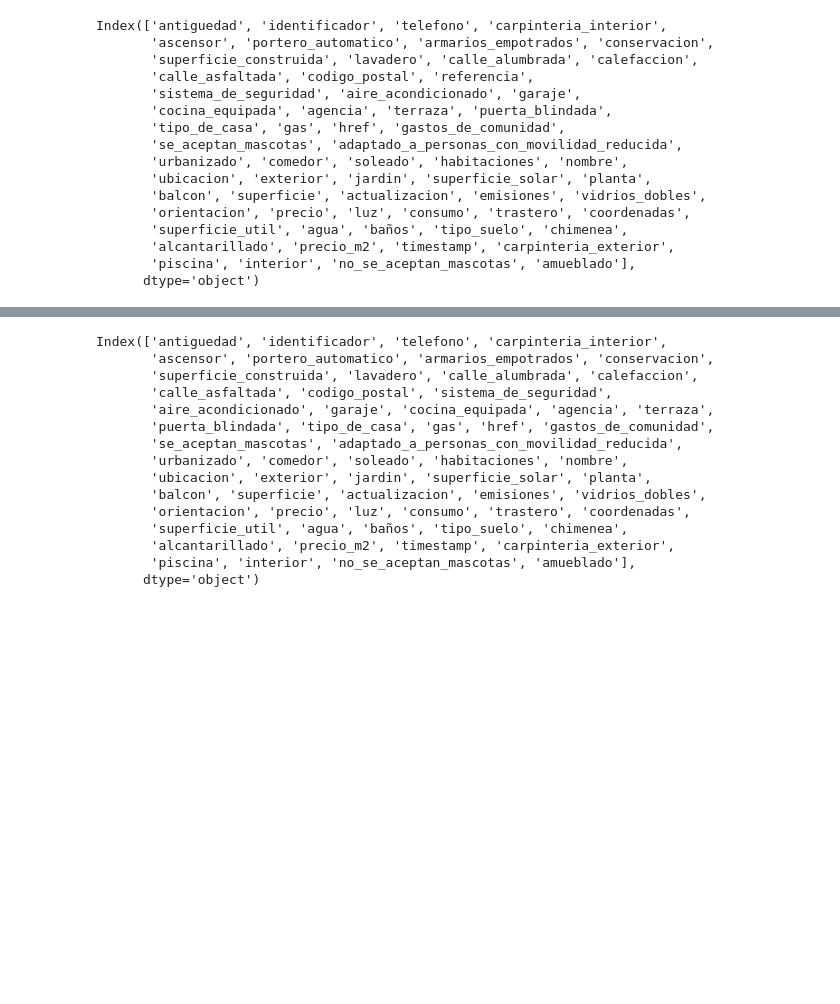
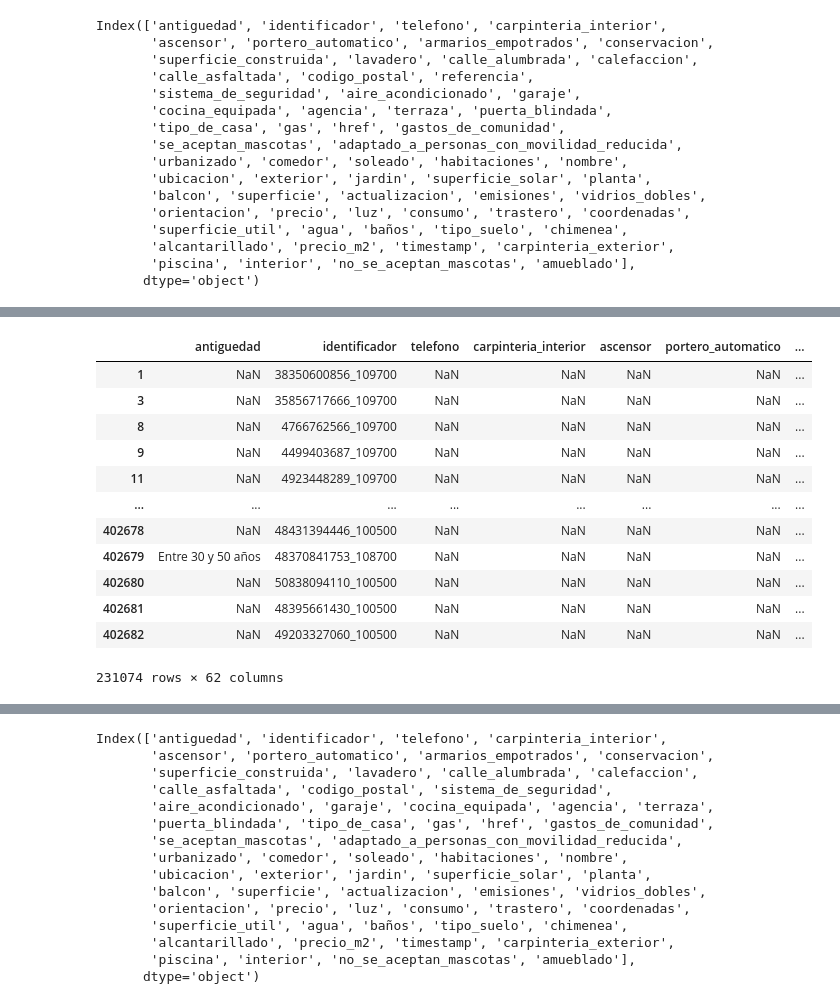
Before and after one commit to JM181998/PROYECTOAIRBNB, a Jupyter notebook: limpieza_compras.ipynb, the cells around one changed output, grey strips where cells are left out. Drawn from its saved outputs; the diff is of its cells as text; code cells hidden in the pictures; blank space fills up the shorter version.

```diff
--- a/limpieza_compras.ipynb
+++ b/limpieza_compras.ipynb
@@ -93,0 +91,18 @@ df = df.drop_duplicates(subset='identificador', keep='first')
+# %%
+df_duplicados = df[df.duplicated(subset='href', keep=False)]
+# %%
+df_duplicados
+# %% [output]
+|  | antiguedad | identificador | telefono | carpinteria_interior | ascensor | portero_automatico | ... |
+| 1 | NaN | 38350600856_109700 | NaN | NaN | NaN | NaN | ... |
+| 3 | NaN | 35856717666_109700 | NaN | NaN | NaN | NaN | ... |
+| 8 | NaN | 4766762566_109700 | NaN | NaN | NaN | NaN | ... |
+| 9 | NaN | 4499403687_109700 | NaN | NaN | NaN | NaN | ... |
+| 11 | NaN | 4923448289_109700 | NaN | NaN | NaN | NaN | ... |
+| ... | ... | ... | ... | ... | ... | ... | ... |
+| 402678 | NaN | 48431394446_100500 | NaN | NaN | NaN | NaN | ... |
+| 402679 | Entre 30 y 50 años | 48370841753_108700 | NaN | NaN | NaN | NaN | ... |
+| 402680 | NaN | 50838094110_100500 | NaN | NaN | NaN | NaN | ... |
+| 402681 | NaN | 48395661430_100500 | NaN | NaN | NaN | NaN | ... |
+| 402682 | NaN | 49203327060_100500 | NaN | NaN | NaN | NaN | ... |
+231074 rows × 62 columns
```
Also changed, not shown: parts of 57 cells of this notebook, 11 other files.
